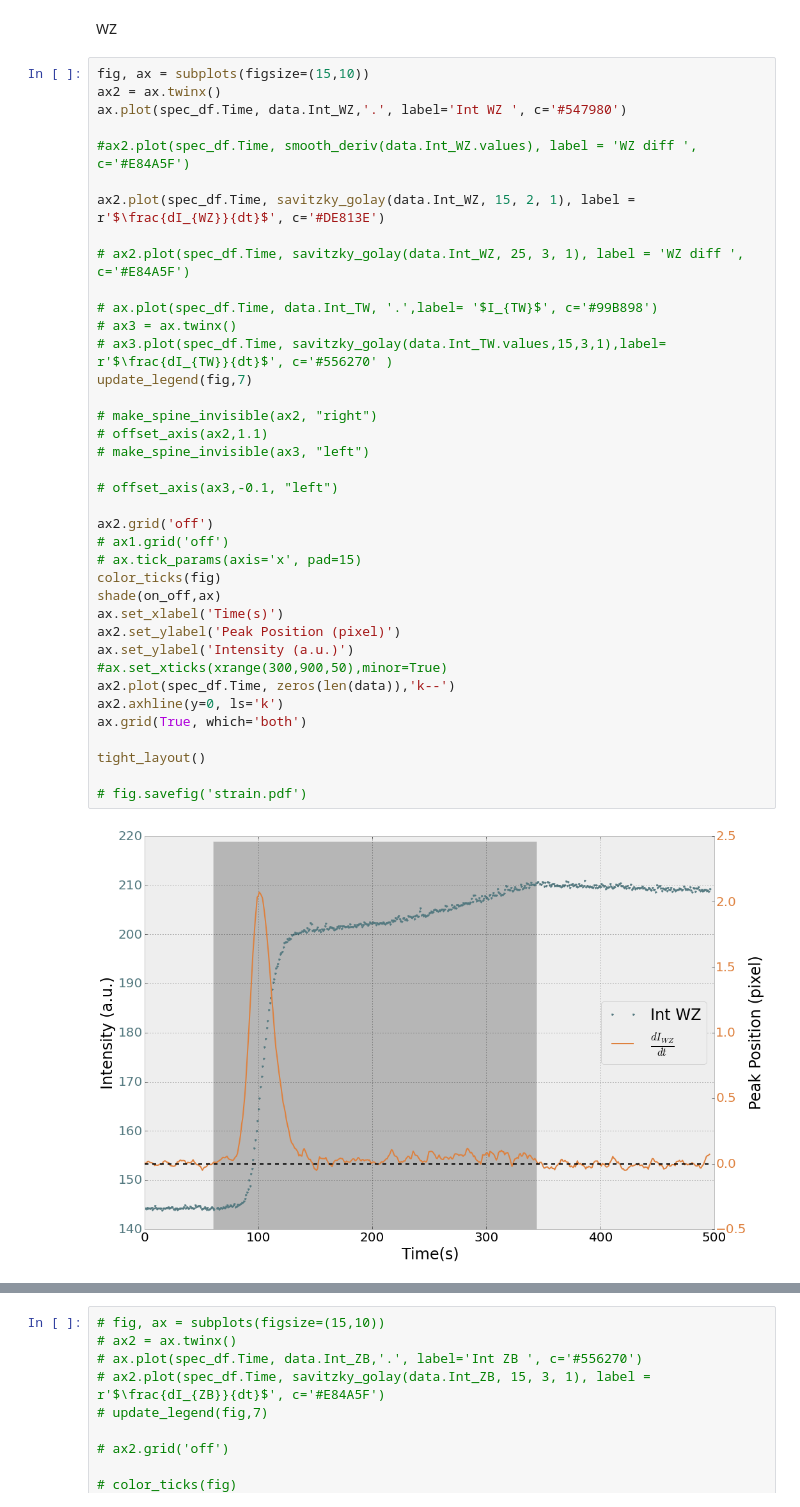
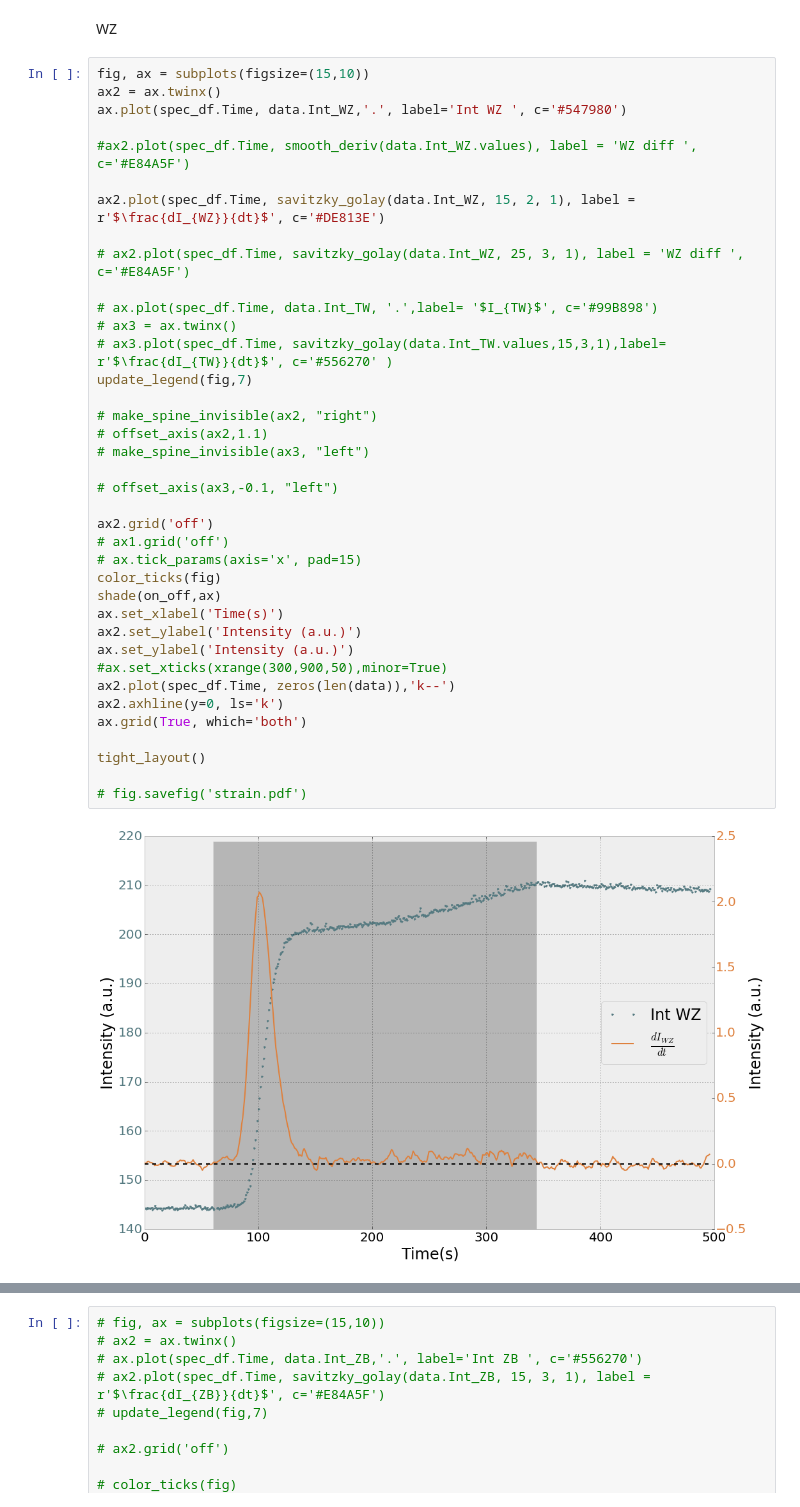
Before and after one commit to giulioungaretti/SPring8, a Jupyter notebook: 0799-Time1a.ipynb, the cells around one changed output, grey strips where cells are left out. Saved outputs shown, nothing was run; the diff lists cells and outputs as text.

```diff
--- a/0799-Time1a.ipynb
+++ b/0799-Time1a.ipynb
@@ -276,35 +276,35 @@ ax2.plot(spec_df.Time, savitzky_golay(data.Int_WZ, 15, 2, 1), label = r'$\frac{d
 
 # ax2.plot(spec_df.Time, savitzky_golay(data.Int_WZ, 25, 3, 1), label = 'WZ diff ', c='#E84A5F')
 
 # ax.plot(spec_df.Time, data.Int_TW, '.',label= '$I_{TW}$', c='#99B898')
 # ax3 = ax.twinx()
 # ax3.plot(spec_df.Time, savitzky_golay(data.Int_TW.values,15,3,1),label= r'$\frac{dI_{TW}}{dt}$', c='#556270' )
 update_legend(fig,7)
 
 # make_spine_invisible(ax2, "right")
 # offset_axis(ax2,1.1)
 # make_spine_invisible(ax3, "left")
 
 # offset_axis(ax3,-0.1, "left")
 
 ax2.grid('off')
 # ax1.grid('off')
 # ax.tick_params(axis='x', pad=15)
 color_ticks(fig)
 shade(on_off,ax)
 ax.set_xlabel('Time(s)')
-ax2.set_ylabel('Peak Position (pixel)')
+ax2.set_ylabel('Intensity (a.u.)')
 ax.set_ylabel('Intensity (a.u.)')
 #ax.set_xticks(xrange(300,900,50),minor=True)
 ax2.plot(spec_df.Time, zeros(len(data)),'k--')
 ax2.axhline(y=0, ls='k')
 ax.grid(True, which='both')
 
 tight_layout()
 
 # fig.savefig('strain.pdf')
 # %% [output]
-[figure, old version]
+[figure, new version]
 # %%
 fig, ax = subplots(figsize=(15,10))
 ax2 = ax.twinx()
```
Also changed, not shown: parts of 2 cells of this notebook, 1 other file.
